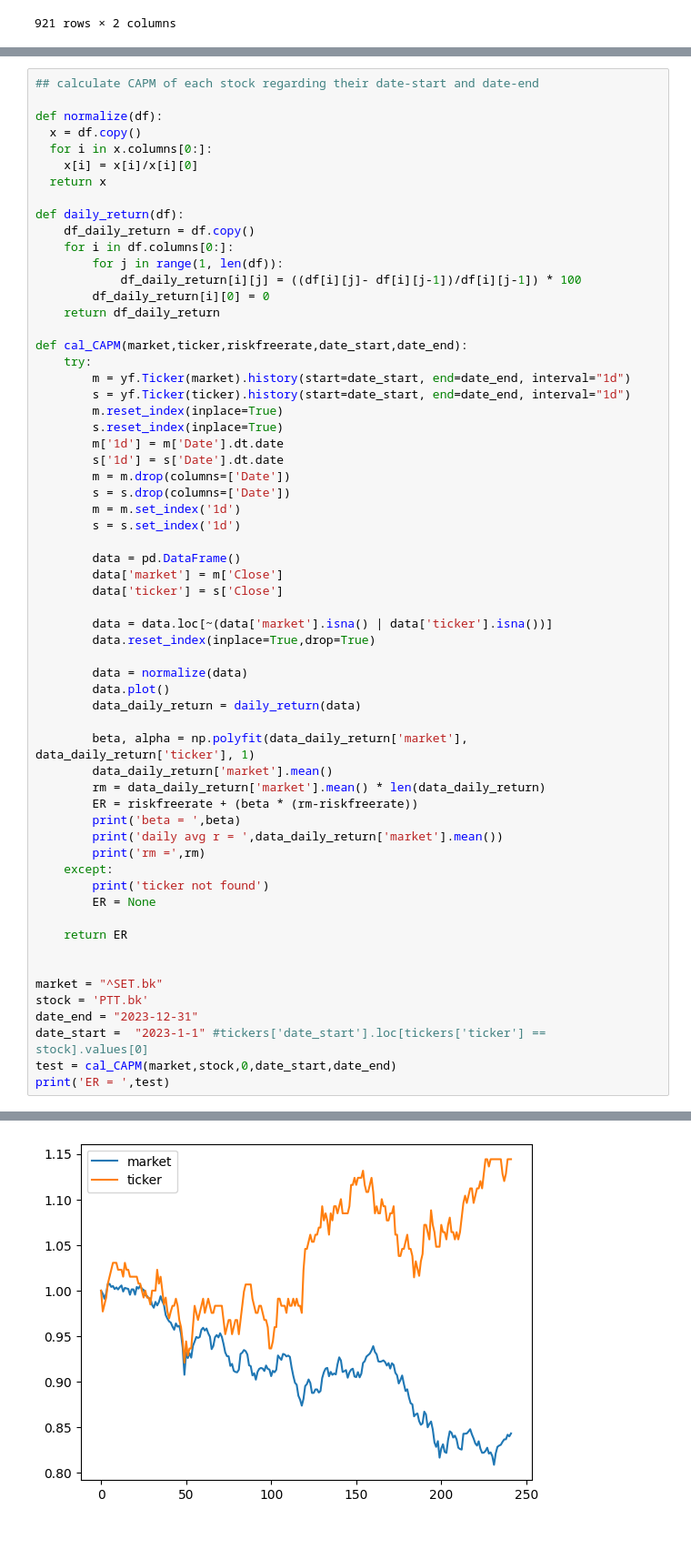
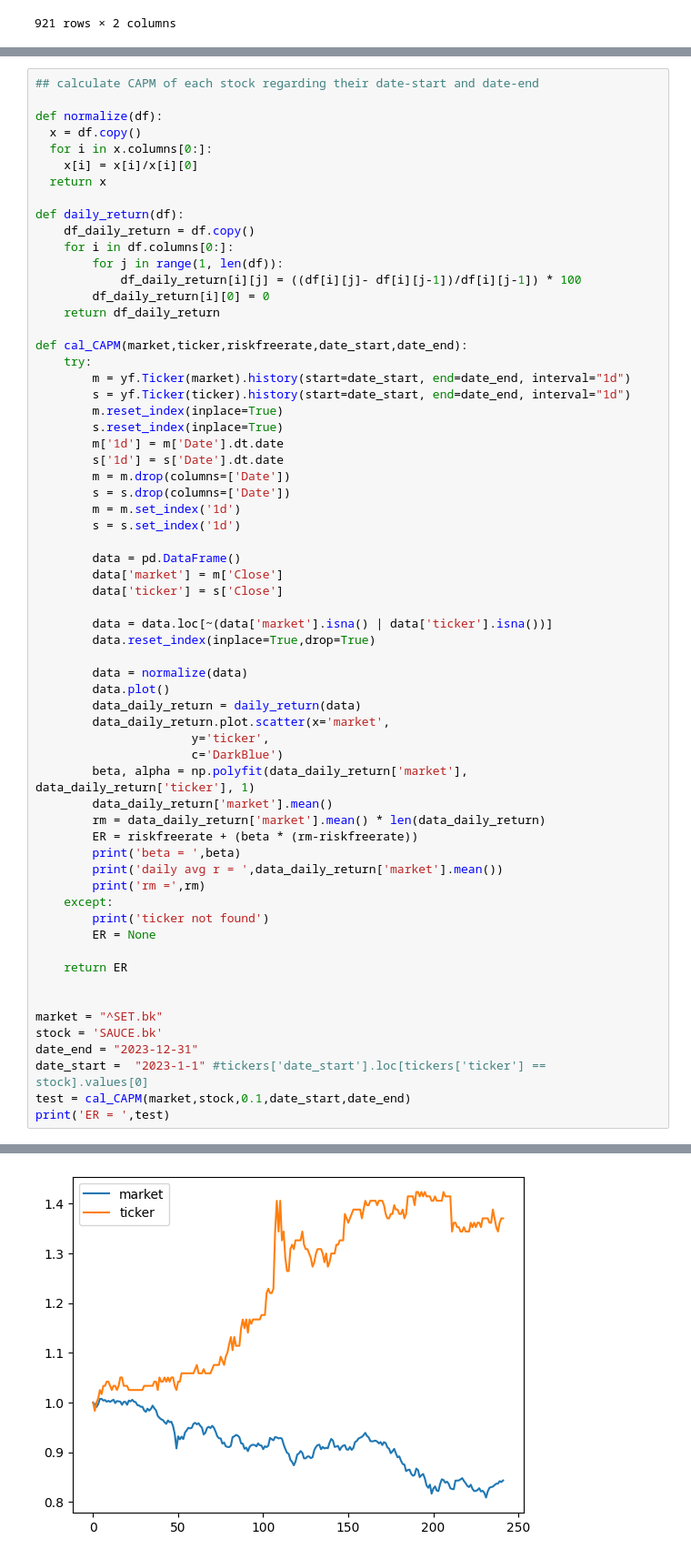
Before and after one commit to NarasetS/StockTH_Valuation, a Jupyter notebook: CAPM_Batch.ipynb, the cells around one changed output, grey strips where cells are left out. Shown at 91% size. Cells and saved outputs as stored; diff of their text form.

```diff
--- a/CAPM_Batch.ipynb
+++ b/CAPM_Batch.ipynb
@@ -130,7 +130,9 @@ def cal_CAPM(market,ticker,riskfreerate,date_start,date_end):
         data = normalize(data)
         data.plot()
         data_daily_return = daily_return(data)
-
+        data_daily_return.plot.scatter(x='market',
+                      y='ticker',
+                      c='DarkBlue')
         beta, alpha = np.polyfit(data_daily_return['market'], data_daily_return['ticker'], 1)
         data_daily_return['market'].mean()
         rm = data_daily_return['market'].mean() * len(data_daily_return)
@@ -146,9 +148,9 @@ def cal_CAPM(market,ticker,riskfreerate,date_start,date_end):
 
 
 market = "^SET.bk"
-stock = 'PTT.bk'
+stock = 'SAUCE.bk'
 date_end = "2023-12-31"
 date_start =  "2023-1-1" #tickers['date_start'].loc[tickers['ticker'] == stock].values[0]
-test = cal_CAPM(market,stock,0,date_start,date_end)
+test = cal_CAPM(market,stock,0.1,date_start,date_end)
 print('ER = ',test)
 # %% [output]
@@ -159,21 +161,21 @@ ER =  -12.083094500549407
 You are setting values through chained assignment. Currently this works in certain cases, but when using Copy-on-Write (which will become the default behaviour in pandas 3.0) this will never work to u ...
 A typical example is when you are setting values in a column of a DataFrame, like:
 
 df["col"][row_indexer] = value
 
 Use `df.loc[row_indexer, "col"] = values` instead, to perform the assignment in a single step and ensure this keeps updating the original `df`.
 
 See the caveats in the documentation: https://pandas.pydata.org/pandas-docs/stable/user_guide/indexing.html#returning-a-view-versus-a-copy
 
   df_daily_return[i][j] = ((df[i][j]- df[i][j-1])/df[i][j-1]) * 100
 You are setting values through chained assignment. Currently this works in certain cases, but when using Copy-on-Write (which will become the default behaviour in pandas 3.0) this will never work to u ...
 A typical example is when you are setting values in a column of a DataFrame, like:
 
 df["col"][row_indexer] = value
 
 Use `df.loc[row_indexer, "col"] = values` instead, to perform the assignment in a single step and ensure this keeps updating the original `df`.
 
 See the caveats in the documentation: https://pandas.pydata.org/pandas-docs/stable/user_guide/indexing.html#returning-a-view-versus-a-copy
 
   df_daily_return[i][0] = 0
-[figure, old version]
+[figure, new version]
```
Also changed, not shown: parts of 2 cells of this notebook.
